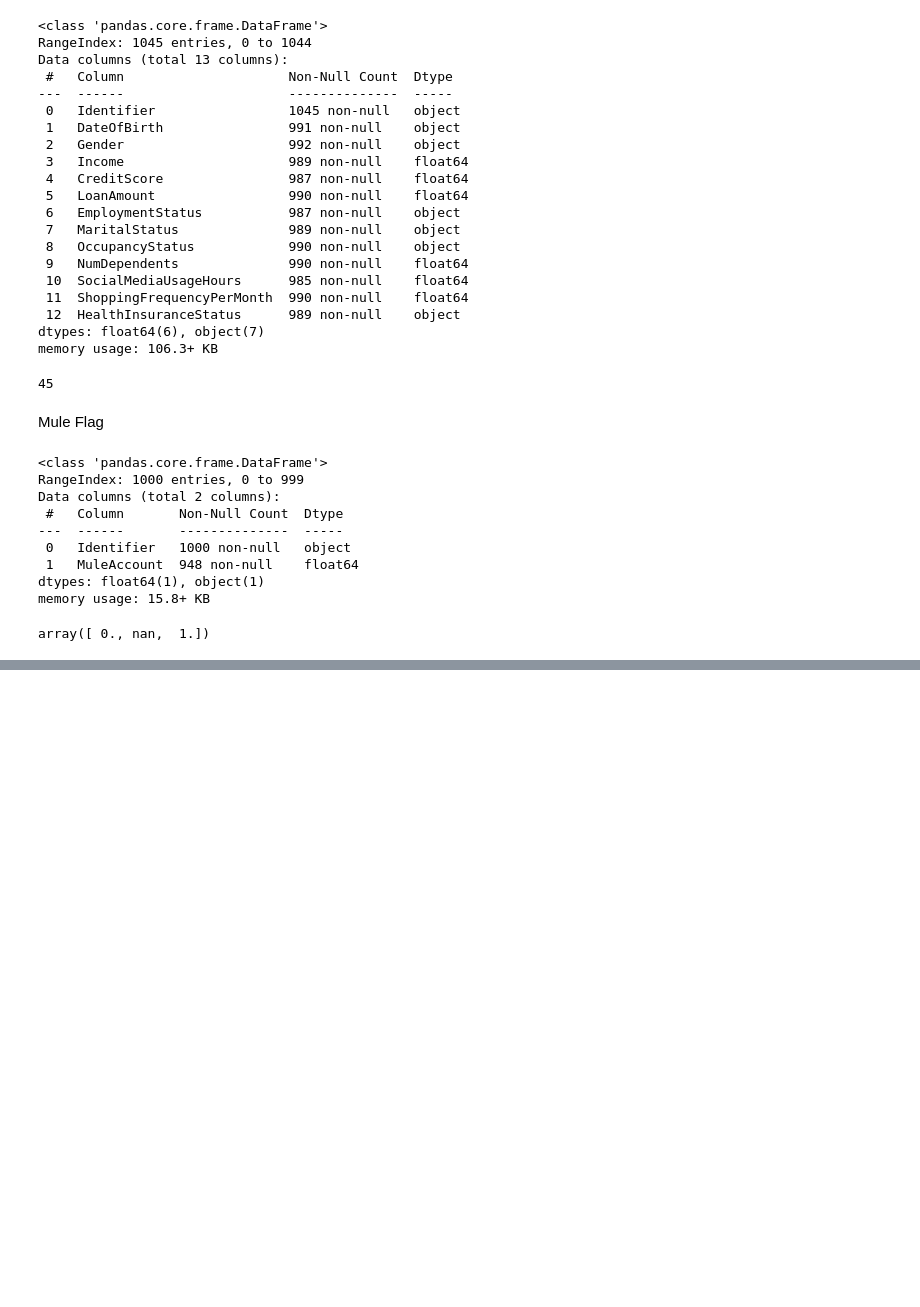
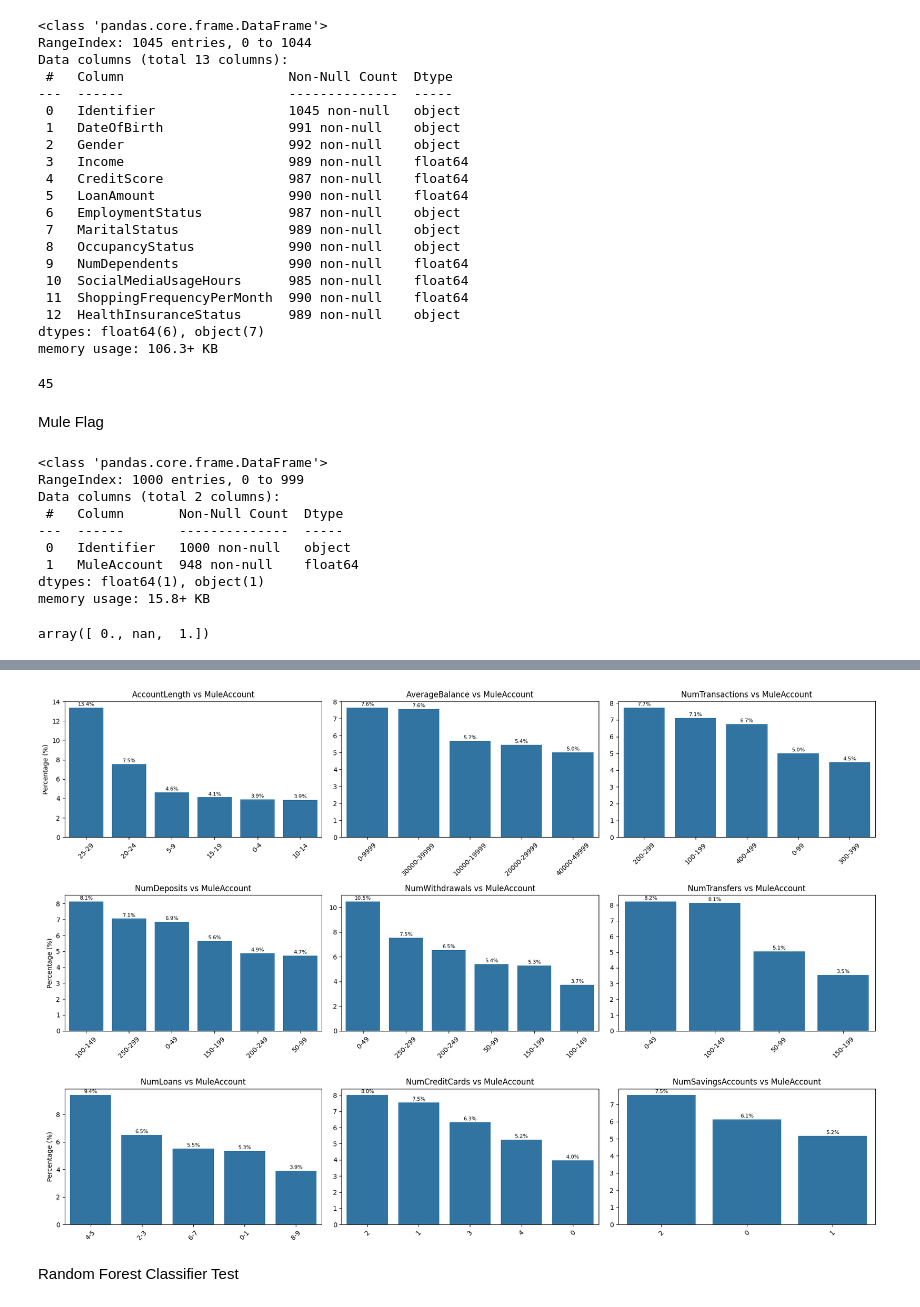
Before and after one commit to valooi/experianlivechallenge, a Jupyter notebook: data_exploration.ipynb, the cells around one changed output, grey strips where cells are left out. Drawn from its saved outputs; the diff is of its cells as text; code cells hidden in the pictures; blank space fills up the shorter version.

```diff
--- a/data_exploration.ipynb
+++ b/data_exploration.ipynb
@@ -257,0 +396,53 @@ mule_dropna = mule_flag.dropna()
+# %%
+def plot_binary_percentages(df, features, target, ncols=3):
+    """
+    Plots percentage of 1s for multiple categorical features
+
+    Args:
+        df: DataFrame
+        features: List of categorical feature names
+        target: Binary target column name
+        ncols: Number of columns in subplot grid
+    """
+    nrows = (len(features) + ncols - 1) // ncols
+    fig, axes = plt.subplots(nrows, ncols, figsize=(18, 4*nrows))
+    axes = axes.flatten()
+
+    for i, feature in enumerate(features):
+        # Calculate percentages
+        data = (df.groupby(feature)[target]
+               .mean()
+               .mul(100)
+               .sort_values(ascending=False)
+               .reset_index())
+
+        # Create plot
+        ax = sns.barplot(x=feature, y=target, data=data, ax=axes[i])
+        axes[i].set_title(f'{feature} vs {target}')
+        axes[i].set_ylabel('Percentage (%)' if i % ncols == 0 else '')
+        axes[i].set_xlabel('')
+        axes[i].tick_params(axis='x', rotation=45)
+
+        # Add value labels
+        for p in ax.patches:
+            ax.annotate(f'{p.get_height():.1f}%',
+                       (p.get_x() + p.get_width() / 2., p.get_height()),
+                       ha='center', va='center',
+                       xytext=(0, 5), textcoords='offset points', fontsize=8)
+
+    # Hide empty subplots
+    for j in range(i+1, len(axes)):
+        axes[j].set_visible(False)
+
+    plt.tight_layout()
+    plt.show()
+
+# Example usage
+features = ['AccountLength', 'AverageBalance', 'NumTransactions', 'NumDeposits',
+       'NumWithdrawals', 'NumTransfers', 'NumLoans', 'NumCreditCards',
+       'NumSavingsAccounts']
+plot_binary_percentages(combined_df, features, 'MuleAccount')
+# %% [output]
+[figure, added]
+# %% [markdown]
+Random Forest Classifier Test
```
Also changed, not shown: parts of 20 cells of this notebook.
